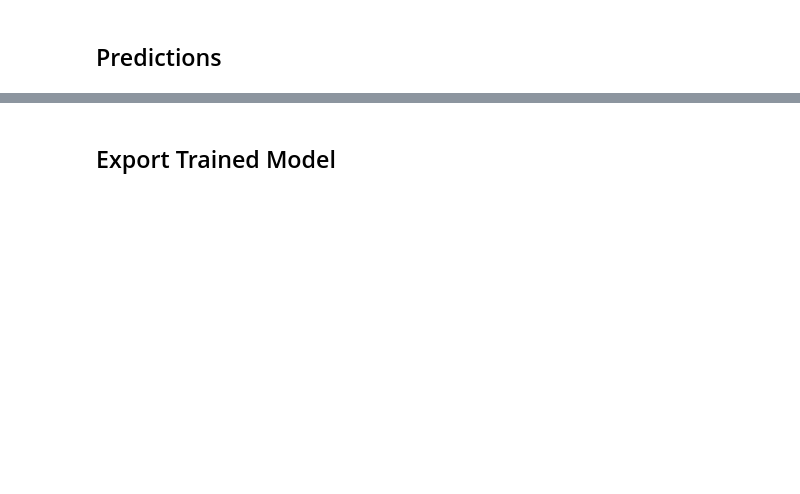
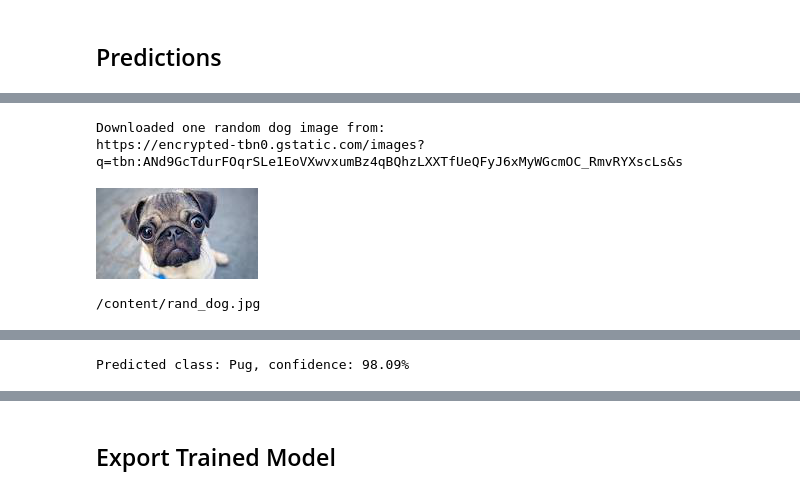
Before and after one commit to krullmizter/dog-breed-id-fastai, a Jupyter notebook: main.ipynb, the cells around one changed output, grey strips where cells are left out. Drawn from its saved outputs; the diff is of its cells as text; code cells hidden in the pictures; blank space fills up the shorter version.

```diff
--- a/main.ipynb
+++ b/main.ipynb
@@ -603,6 +655,8 @@ predict_img(test_img)
 # %%
 # A function that lets us use the BeautifulSoup and HTTP response library to search and download a random dog image from Google
-def rand_dog_image_download():
+def rand_dog_image_pred():
+    from PIL import Image
+
     url = 'https://www.google.com/search?q=dog&tbm=isch'
     res = requests.get(url)
 
@@ -618,20 +672,33 @@ def rand_dog_image_download():
     # Choose a random image
     random_img_tag = random.choice(img_tags)
 
-    # Get the URL of the random image
     img_url = random_img_tag['src']
 
     # Do a HTTP request to get the image content
     img_res = requests.get(img_url)
 
+    img_name = 'rand_dog.jpg'
+
     # Write the random dog image to a file named rand_dog in the root dir.
-    with open('rand_dog.jpg', 'wb') as f:
+    with open(img_name, 'wb') as f:
         f.write(img_res.content)
     f.close()
 
     print(f'Downloaded one random dog image from:\n{img_url}\n')
 
+    # Print out the downloaded image
+    img = Image.open(img_name)
+    img.show()
+
     # Predict
     predict_img(os.path.realpath(f.name))
+
+    # Remove the image after the prediciton
+    os.remove(img_name)
 # %%
-rand_dog_image_download()
+rand_dog_image_pred()
+# %% [output]
+Downloaded one random dog image from:
+https://encrypted-tbn0.gstatic.com/images?q=tbn:ANd9GcTdurFOqrSLe1EoVXwvxumBz4qBQhzLXXTfUeQFyJ6xMyWGcmOC_RmvRYXscLs&s
+[figure, added]
+/content/rand_dog.jpg
@@ -637,0 +706 @@ rand_dog_image_download()
+Predicted class: Pug, confidence: 98.09%
```
Also changed, not shown: parts of 21 cells of this notebook, 1 other file.
